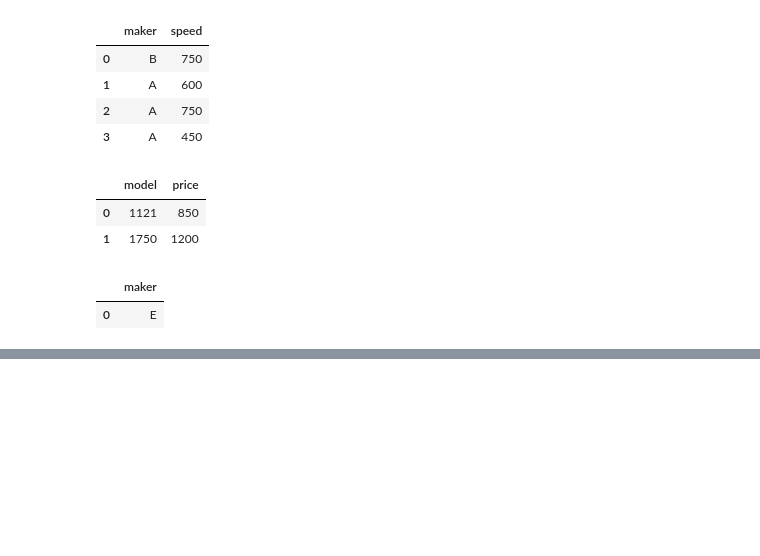
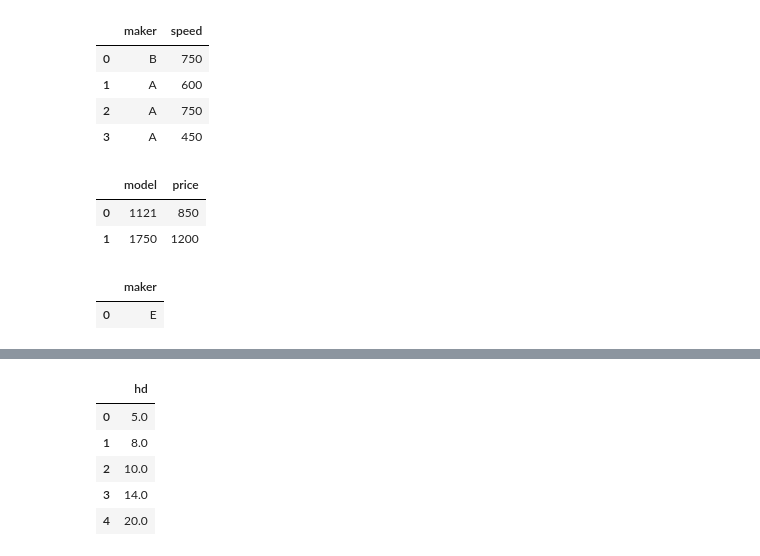
Before and after one commit to Serggi0/learn-data, a Jupyter notebook: gleb-mihailov/sqlex-in-colab.ipynb, the cells around one changed output, grey strips where cells are left out. Saved outputs shown, nothing was run; the diff lists cells and outputs as text; code cells hidden in the pictures; blank space fills up the shorter version.

```diff
--- a/gleb-mihailov/sqlex-in-colab.ipynb
+++ b/gleb-mihailov/sqlex-in-colab.ipynb
@@ -795,0 +833,17 @@ select(sql)
+# %%
+#15
+sql = '''
+    select t.hd from pc t
+    group by t.hd
+    having count(*) >= 2
+
+
+'''
+select(sql)
+# %% [output]
+|  | hd |
+| 0 | 5.0 |
+| 1 | 8.0 |
+| 2 | 10.0 |
+| 3 | 14.0 |
+| 4 | 20.0 |
```
Also changed, not shown: parts of 20 cells of this notebook, 8 other files.
